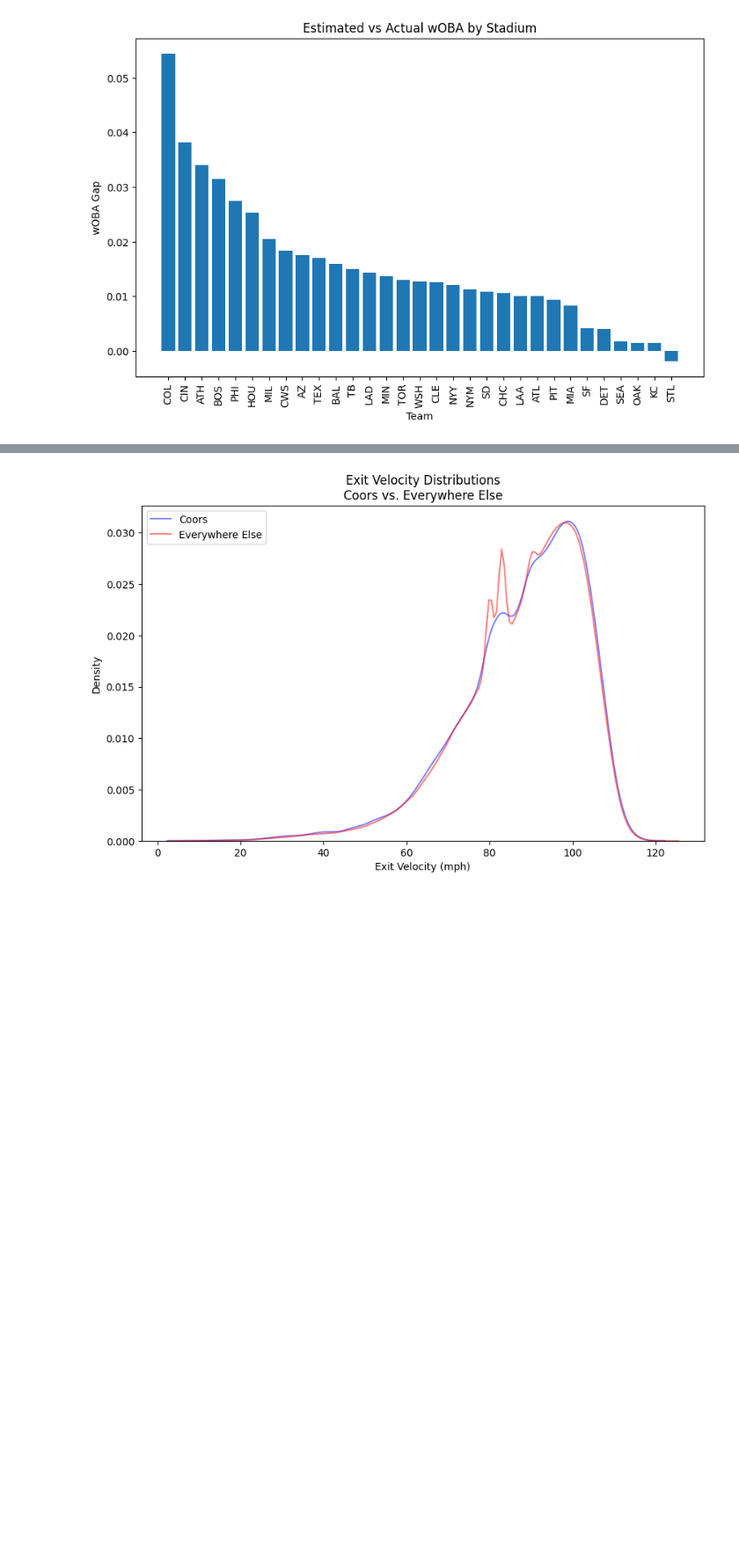
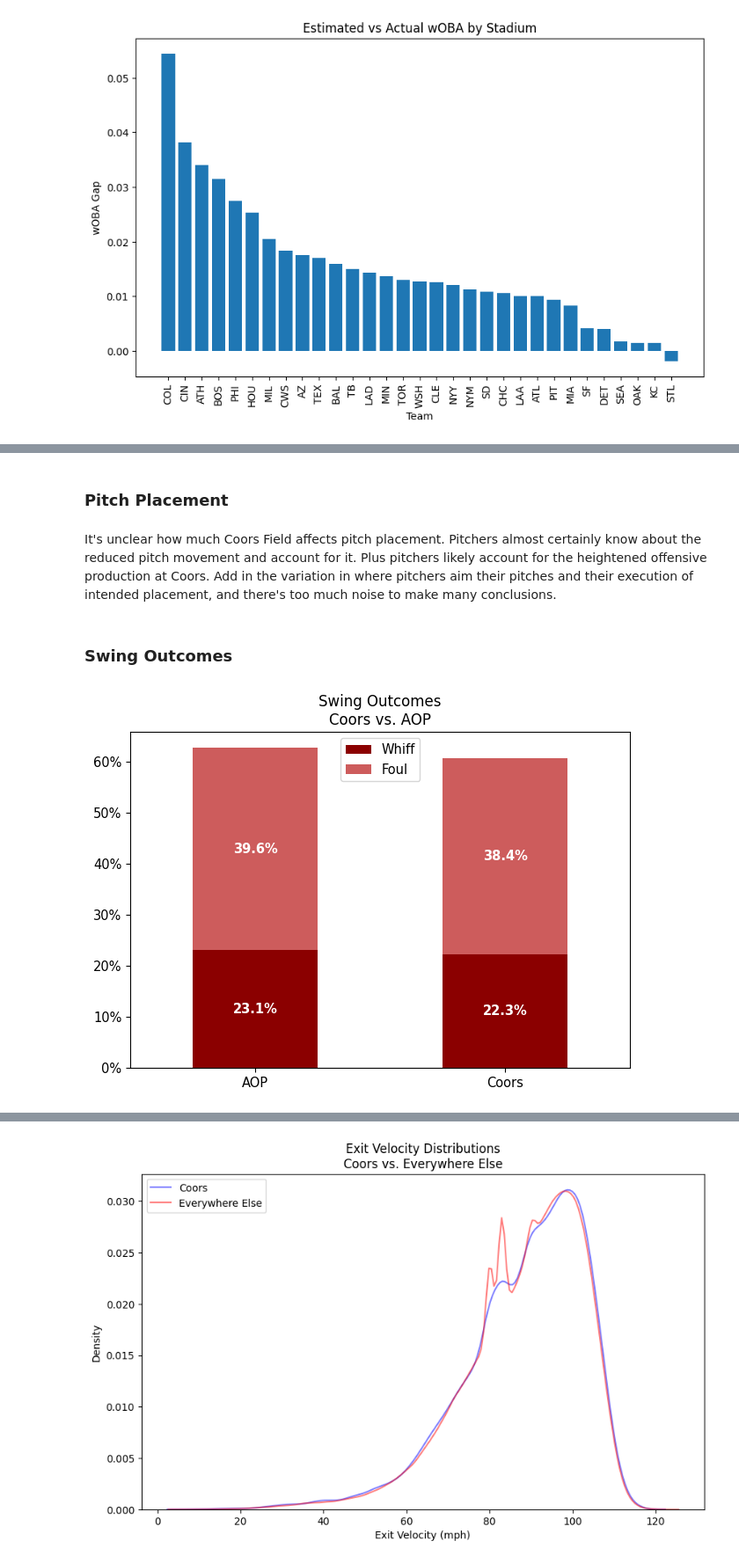
Before and after one commit to skparagas/Coors-Hangover-Effect, a Jupyter notebook: report.ipynb, the cells around one changed output, grey strips where cells are left out. Shown at 88% size. Drawn from its saved outputs; the diff is of its cells as text; code cells hidden in the pictures; blank space fills up the shorter version.

```diff
--- a/report.ipynb
+++ b/report.ipynb
@@ -248,0 +284,39 @@ plt.show()
+# %% [markdown]
+### Pitch Placement
+# %% [markdown]
+It's unclear how much Coors Field affects pitch placement. Pitchers almost certainly know about the reduced pitch movement and account for it. Plus pitchers likely account for the heightened offensive production at Coors. Add in the variation in where pitchers aim their pitches and their execution of intended placement, and there's too much noise to make many conclusions.
+# %% [markdown]
+### Swing Outcomes
+# %%
+swing_list = ['hit_into_play', 'foul', 'foul_tip', 'foul_pitchout', 'swinging_pitchout', 'swinging_strike', 'swinging_strike_blocked']
+miss_list = ['swinging_pitchout', 'swinging_strike', 'swinging_strike_blocked']
+foul_list = ['foul', 'foul_tip', 'foul_pitchout']
+swings = df[(df.game_type == 'R') & (df.description.isin(swing_list))]
+swings['Coors'] = swings.apply(lambda row: 'Coors' if row['home_team'] == 'COL' else 'AOP', axis=1)
+swings['Result'] = swings.apply(lambda row: 'Whiff' if row['description'] in miss_list else 'Foul' if row['description'] in foul_list else 'In Play' if row['description'] == 'hit_into_play' else 'error', axis=1)
+#print(len(swings[(df.home_team == 'COL') & (df.description.isin(miss_list))]) / len(swings[df.home_team == 'COL']))
+#print(len(swings[(df.home_team != 'COL') & (df.description.isin(miss_list))]) / len(swings[df.home_team != 'COL']))
+#print(len(swings[(df.home_team == 'COL') & (df.description.isin(foul_list))]) / len(swings[df.home_team == 'COL']))
+#print(len(swings[(df.home_team != 'COL') & (df.description.isin(foul_list))]) / len(swings[df.home_team != 'COL']))
+# %%
+swing_order = ['Whiff', 'Foul', 'In Play']
+swing_table = pd.crosstab(swings['Coors'], swings['Result'], normalize='index')
+swing_table.columns = pd.CategoricalIndex(swing_table.columns.values, ordered=True, categories=swing_order)
+swing_table = swing_table.sort_index(axis=1)
+#swing_table.style.format({'Whiff': '{:.1%}', 'Foul': '{:.1%}', 'In Play': '{:.1%}'})
+bars = swing_table.drop('In Play', axis=1).plot(kind='bar', stacked=True, color=['darkred', 'indianred'])
+#sns.histplot(data=swings, x='Coors', hue='Result', multiple='stack')
+# Add data labels
+for container in bars.containers:
+    bars.bar_label(container, fmt='{:.1%}', label_type='center', color='white', size=10.5, fontweight='bold') # Format as percentage
+plt.title('Swing Outcomes\nCoors vs. AOP')
+plt.tick_params(axis='x', labelrotation=0, labelsize=10.5)
+plt.xlabel('')
+plt.gca().yaxis.set_major_formatter(mtick.PercentFormatter(xmax=1.0))
+plt.yticks(fontsize=10.5)
+plt.legend(loc='upper center', fontsize=10.5)
+plt.tight_layout() # Adjust layout to prevent labels from overlapping
+plt.savefig("swing_outcomes.png", dpi=300)
+plt.show()
+# %% [output]
+[figure, added]
```
Also changed, not shown: parts of 40 cells of this notebook, 1 other file.
